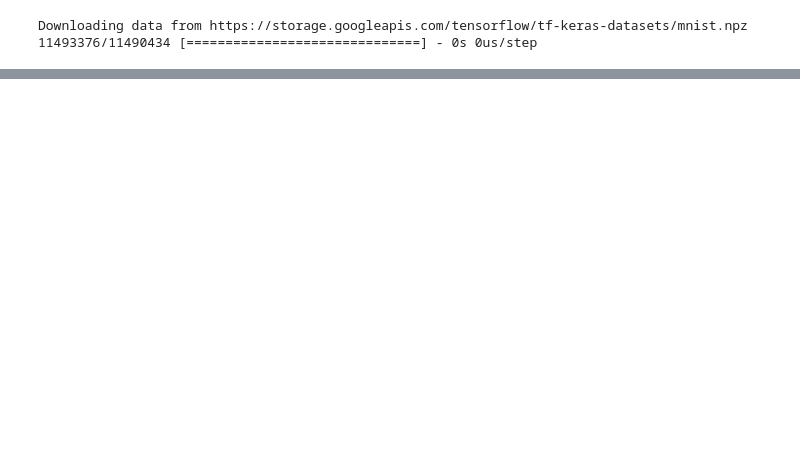
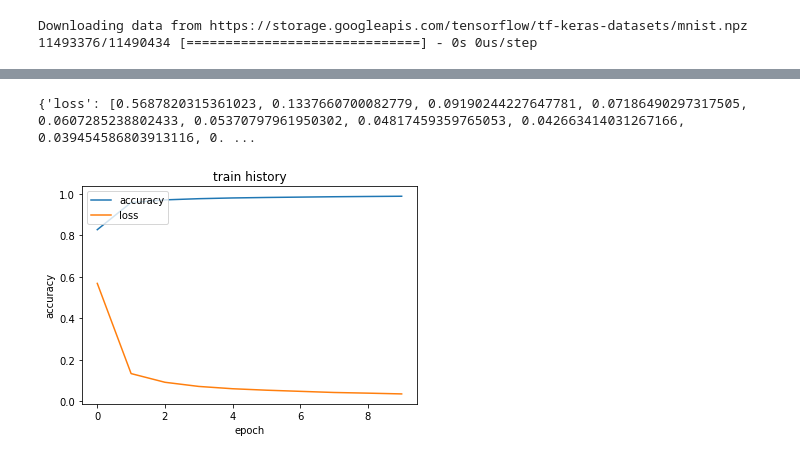
Before and after one commit to kotech1/computervision, a Jupyter notebook: 05_cnnbasic.ipynb, the cells around one changed output, grey strips where cells are left out. Saved outputs shown, nothing was run; the diff lists cells and outputs as text; code cells hidden in the pictures; blank space fills up the shorter version.

```diff
--- a/05_cnnbasic.ipynb
+++ b/05_cnnbasic.ipynb
@@ -72,5 +182,5 @@ _________________________________________________________________
 model.compile(optimizer='sgd',
               loss='categorical_crossentropy',
               metrics=['accuracy'])
-model.fit(x_train, y_train, epochs=5)
+history = model.fit(x_train, y_train, epochs=10)
 # %% [output]
@@ -91,0 +211,12 @@ loss, accuracy = model.evaluate(x_test, y_test)
+# %%
+# summarize history for accuracy
+plt.plot(history.history['accuracy'])
+plt.plot(history.history['loss'])
+plt.title('train history')
+plt.ylabel('accuracy')
+plt.xlabel('epoch')
+plt.legend(['accuracy', 'loss'], loc='upper left')
+plt.show()
+# %% [output]
+{'loss': [0.5687820315361023, 0.1337660700082779, 0.09190244227647781, 0.07186490297317505, 0.0607285238802433, 0.05370797961950302, 0.04817459359765053, 0.042663414031267166, 0.039454586803913116, 0. ...
+[figure, added]
```
Also changed, not shown: parts of 29 cells of this notebook.
